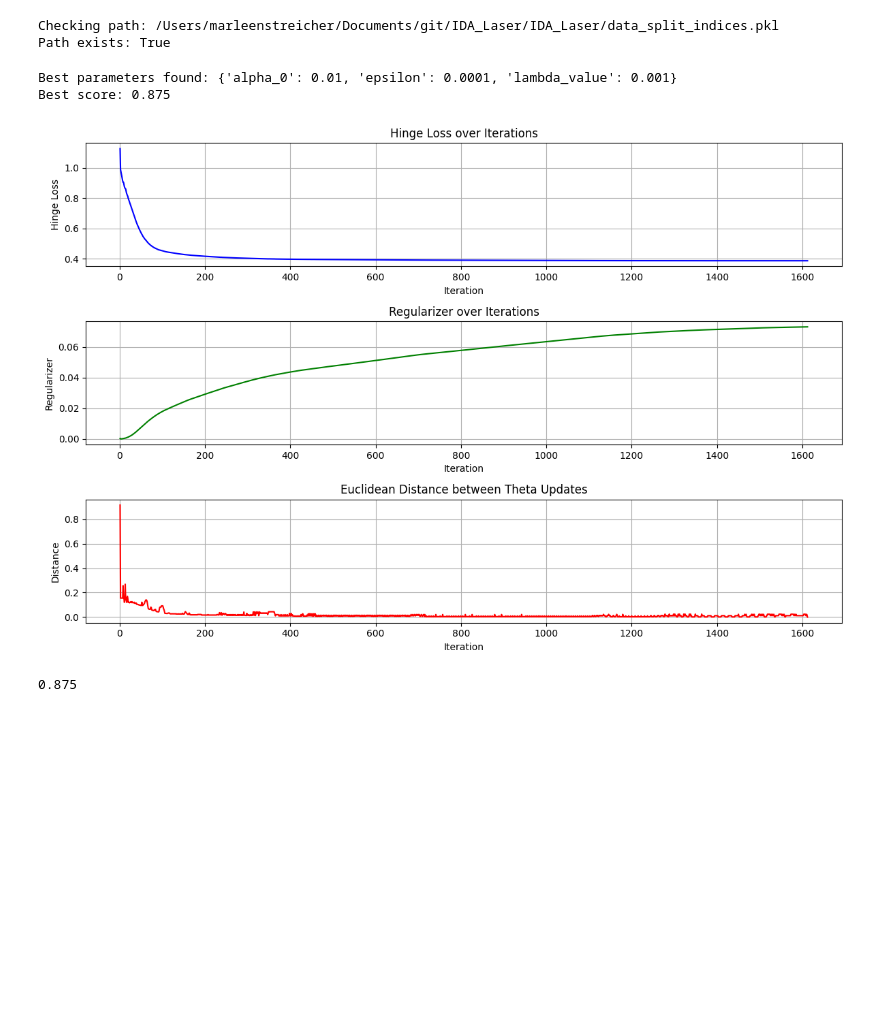
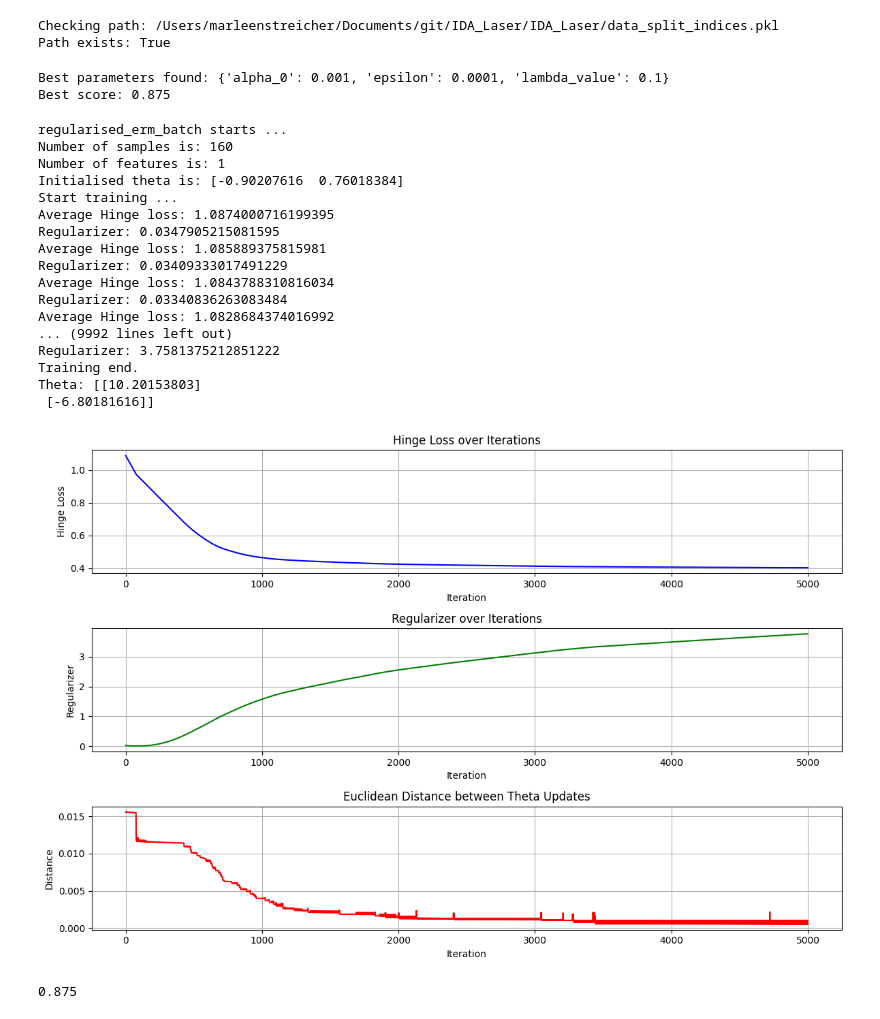
Before and after one commit to MarStreicher/IDA_Laser, a Jupyter notebook: src/classifiers/linear_classifier.ipynb, the cells around one changed output. Saved outputs shown, nothing was run; the diff lists cells and outputs as text; code cells hidden in the pictures; blank space fills up the shorter version.

Commit message:
Refactored svm_helper

```diff
--- a/src/classifiers/linear_classifier.ipynb
+++ b/src/classifiers/linear_classifier.ipynb
@@ -96,7 +98,7 @@ param_grid = {
 }
 
 def train_model_with_params(params, verbose = False):
-    theta = LinearClassifierHelper.regularised_erm_batch(dataset.train_inputs, dataset.train_labels,
+    theta = SvmHelper.regularised_erm_batch(dataset.train_inputs, dataset.train_labels,
                                                          max_iterations=5000,
                                                          epsilon=params['epsilon'],
                                                          alpha=params['alpha_0'],
@@ -105,7 +107,7 @@ def train_model_with_params(params, verbose = False):
     if theta is None:
         return -float('inf')
 
-    predictions, _, _, _ = LinearClassifierHelper.predict(dataset.test_inputs, theta)
+    predictions, _, _, _ = SvmHelper.predict(dataset.test_inputs, theta)
 
     if predictions is None:
         return -float('inf')
@@ -129,10 +131,27 @@ for params in ParameterGrid(param_grid):
 print("Best parameters found:", best_params)
 print("Best score:", best_score)
 # %% [output]
-Best parameters found: {'alpha_0': 0.01, 'epsilon': 0.0001, 'lambda_value': 0.001}
+Best parameters found: {'alpha_0': 0.001, 'epsilon': 0.0001, 'lambda_value': 0.1}
 Best score: 0.875
 # %%
-optimal_theta = LinearClassifierHelper.regularised_erm_batch(dataset.train_inputs, dataset.train_labels, 5000, alpha=best_params['alpha_0'], epsilon=best_params['epsilon'], lbda=best_params['lambda_value'], verbose=False, view=True)
+optimal_theta = SvmHelper.regularised_erm_batch(dataset.train_inputs, dataset.train_labels, 5000, alpha=best_params['alpha_0'], epsilon=best_params['epsilon'], lbda=best_params['lambda_value'], verbose=False, figure=True)
 # %% [output]
+regularised_erm_batch starts ...
+Number of samples is: 160
+Number of features is: 1
+Initialised theta is: [-0.90207616  0.76018384]
+Start training ...
+Average Hinge loss: 1.0874000716199395
+Regularizer: 0.0347905215081595
+Average Hinge loss: 1.085889375815981
+Regularizer: 0.03409333017491229
+Average Hinge loss: 1.0843788310816034
+Regularizer: 0.03340836263083484
+Average Hinge loss: 1.0828684374016992
+... (9992 lines left out)
+Regularizer: 3.7581375212851222
+Training end.
+Theta: [[10.20153803]
+ [-6.80181616]]
-[figure, old version]
+[figure, new version]
 # %%
```
Also changed, not shown: parts of 4 cells of this notebook, 5 other files.
